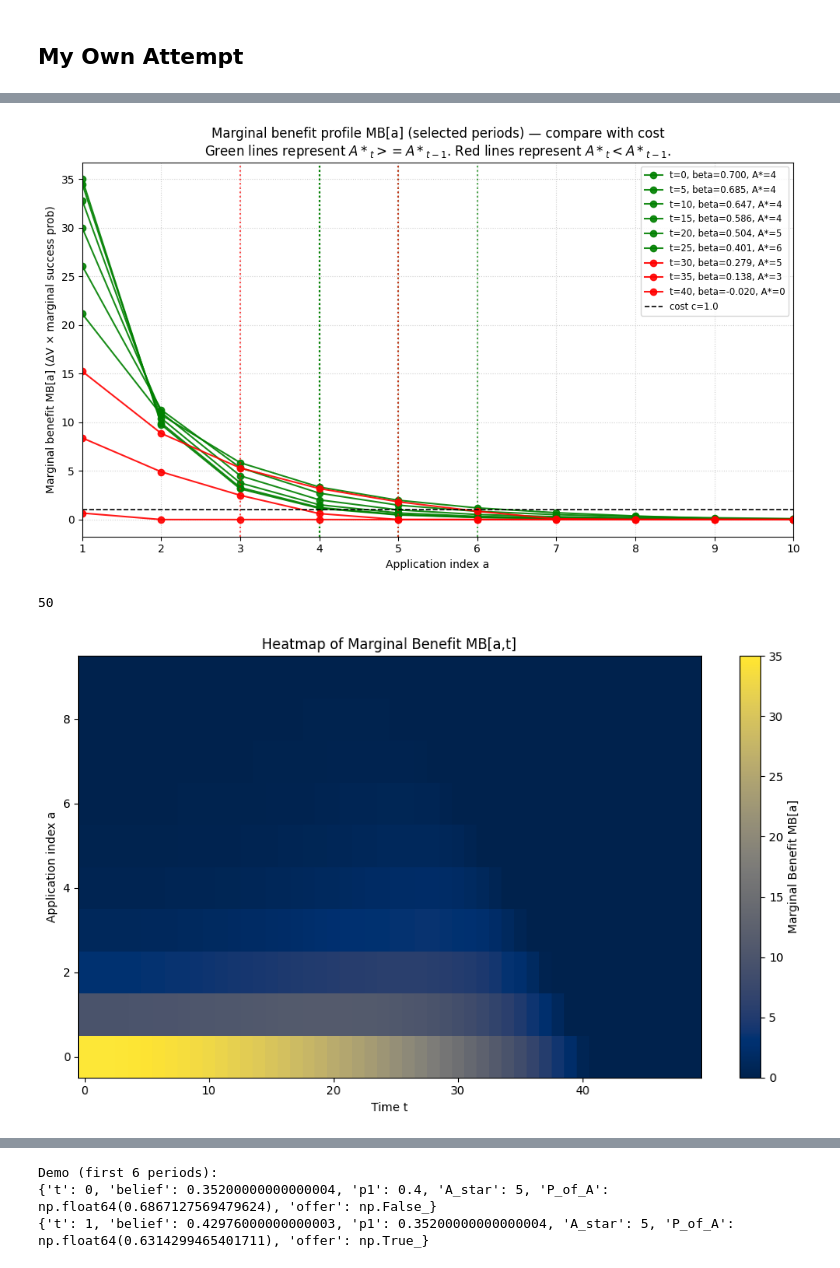
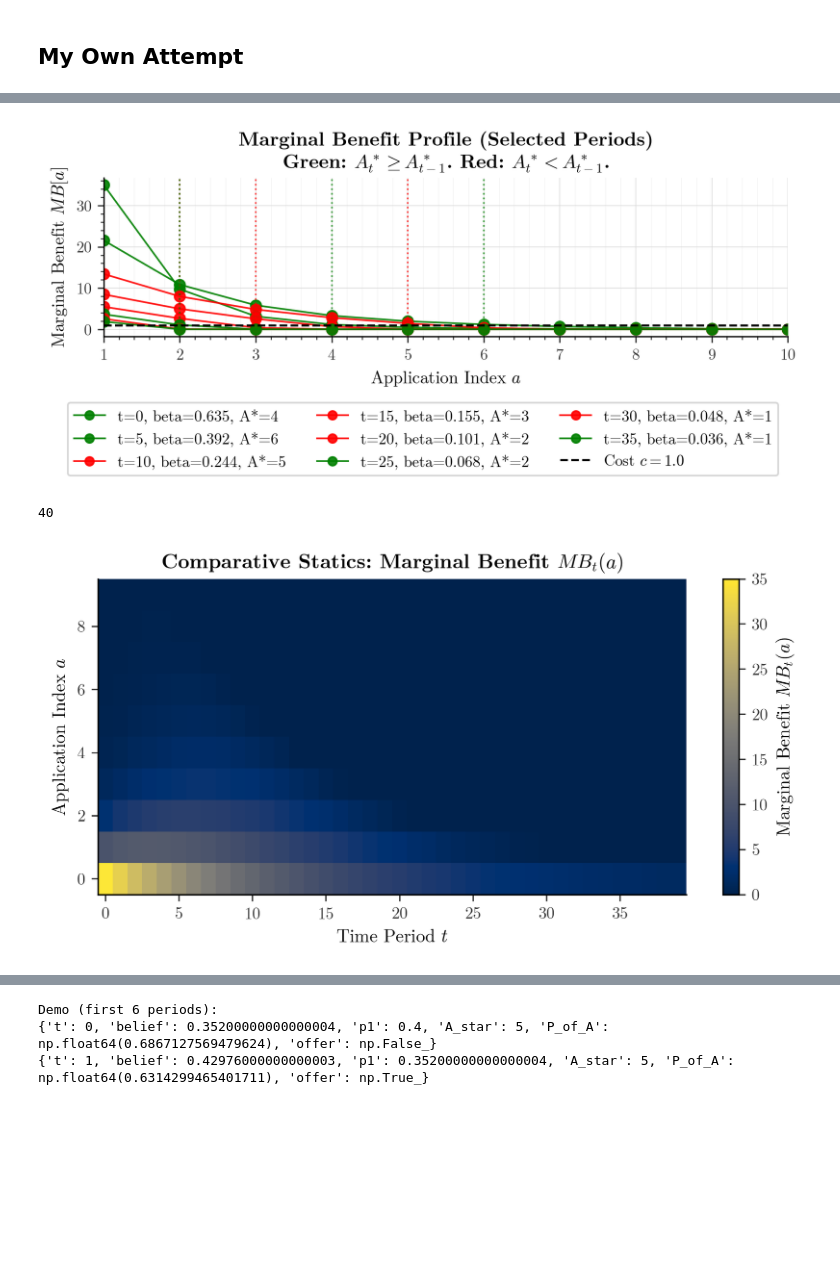
Before and after one commit to ebbam/transition_abm, a Jupyter notebook: calibration_remote/job_search_notebook.ipynb, the cells around one changed output, grey strips where cells are left out. Drawn from its saved outputs; the diff is of its cells as text; code cells hidden in the pictures; blank space fills up the shorter version.

```diff
--- a/calibration_remote/job_search_notebook.ipynb
+++ b/calibration_remote/job_search_notebook.ipynb
@@ -72,6 +79,15 @@ def update_beliefs(beta_old, outcome, omega, r, t):
     """
     return  beta_old + (1-np.exp(-omega*t)) * (outcome - r)
 
+def update_beliefs(beta_old, outcome, omega, r, t):
+    """Exponential smoothing update for belief beta in [0,1].
+    outcome: 1 if success observed in the period, 0 otherwise.
+    """
+    alpha = np.exp(-omega * t)                      # was: 1 - np.exp(-omega*t)
+    beta_new = beta_old + alpha * (outcome - r)
+    return np.clip(beta_new, 0.0, 1.0)               # was: no clipping at all
+
+
 def simulate_agent_exp(T=50, beta0=0.5, omega=0.5, base_p1_factor=1.0,
                        gamma=0.05, DeltaV=50.0, c=1.0, Amax=10, Ve=100.0,
                        stop_on_employment=True, seed=None, r = 0.01):
@@ -163,46 +200,55 @@ c = 1.0         # must match the c used in simulate_agent_exp
 # Choose which demo periods to plot (use actual t values present in demo)
 # Here I pick a few early/mid/late periods; will automatically skip if not present.
 selected_t = [0, 5, 10, 15, 20, 25, 30, 35, 40]
 
 Amax = len(p_vecs[0])  # number of ranks (assumes no change in Amax across periods)
 a_axis = np.arange(1, Amax+1)
 
-plt.figure(figsize=(10,6))
+fig, ax = plt.subplots(figsize=(TEXTWIDTH, ROW_HEIGHT))
+legend_handles = []
 A = 0
 for i, t in enumerate(selected_t):
     # find the row index in demo with t (demo might have truncated early if employed)
     # demo is a list in time order so index = t if no break; we guard against out-of-range
     if t >= len(demo):
         continue
     p_vec = p_vecs[t]   # p_vec stored in history for that period
     MB, DeltaP, P_cum = compute_MB_and_probs(p_vec, DeltaV)
     Astar = find_A_star(MB, c)
     lbl = f"t={t}, beta={beliefs[t]:.3f}, A*={Astar}"
     if Astar >= A:
         color = "green"
         A = Astar
     else:
         color = "red"
         A = Astar
-    plt.plot(a_axis, MB, marker='o', linestyle='-', label=lbl, color = color, alpha=0.9)
+    ax.plot(a_axis, MB, marker='o', linestyle='-', color=color, alpha=0.9)
+    legend_handles.append(Line2D([0], [0], marker='o', color=color, linestyle='-',
+                                  markersize=5, alpha=0.9, label=lbl))
     if Astar > 0:
-        plt.axvline(Astar, linestyle=':', alpha=0.7, color = color)
-
+        ax.axvline(Astar, linestyle=':', alpha=0.7, color=color)
 
 # plot cost line
-plt.axhline(c, color='k', linestyle='--', linewidth=1.2, label=f"cost c={c}")
+ax.axhline(c, color='k', linestyle='--', linewidth=1.2)
+legend_handles.append(Line2D([0], [0], color='k', linestyle='--', linewidth=1.2,
+                              label=f"Cost $c={c}$"))
 
-plt.xlabel("Application index a")
-plt.ylabel("Marginal benefit MB[a] (ΔV × marginal success prob)")
-plt.title("Marginal benefit profile MB[a] (selected periods) — compare with cost\nGreen lines represent $A*_t >= A*_{t-1}$. Red lines represent $A*_t < A*_{t-1}$.")
-plt.legend(loc='upper right', fontsize='small', ncol=1)
-plt.grid(True, linestyle=':', alpha=0.6)
-plt.xlim(1, Amax)
+ax.set_xlabel("Application Index $a$")
+ax.set_ylabel("Marginal Benefit $MB[a]$")
+ax.set_title(
+    "Marginal Benefit Profile (Selected Periods)\n"
+    "Green: $A^*_t \\geq A^*_{t-1}$. Red: $A^*_t < A^*_{t-1}$.",
+    fontweight="bold",
+)
+ax.set_xlim(1, Amax)
+
 plt.tight_layout()
-plt.savefig('output/theor_job_search_model/mb_vs_cost_curves.png')
+add_shared_legend(fig, {}, extra_handles=legend_handles, ncol=3)
+save_plot_standard(fig, 'output/theor_job_search_model/mb_vs_cost_curves.png',
+                   aspect_ratio=ROW_HEIGHT / TEXTWIDTH)
 plt.show()
 # %% [output]
-[figure, old version]
+[figure, new version]
 # %%
 # Construct matrix M[t,a] = MB at time t for application a
 T = len(p_vecs)          # total periods simulated
@@ -214,18 +260,25 @@ for t in range(T):
     MB, _, _ = compute_MB_and_probs(p_vecs[t], DeltaV)
     MB_matrix[t,:] = MB
 
-plt.figure(figsize=(10,6))
-plt.imshow(MB_matrix.T, aspect='auto', origin='lower', cmap='cividis')
-plt.colorbar(label="Marginal Benefit MB[a]")
-plt.ylabel("Application index a")
-plt.xlabel("Time t")
-plt.title("Heatmap of Marginal Benefit MB[a,t]")
+fig, ax = plt.subplots(figsize=(TEXTWIDTH, ROW_HEIGHT*1.5))
+im = ax.imshow(MB_matrix.T, aspect='auto', origin='lower', cmap='cividis')
+fig.colorbar(im, ax=ax, label="Marginal Benefit $MB_t(a)$")
+ax.set_ylabel("Application Index $a$")
+ax.set_xlabel("Time Period $t$")
+ax.set_title("Comparative Statics: Marginal Benefit $MB_t(a)$", fontweight="bold")
+# rcParams sets axes.grid=True globally the moment any axes is created, so a
+# heatmap gets gridlines by default unless explicitly turned off here --
+# apply_grid=False on save_plot_standard below only skips the *additional*
+# minor-gridline pass, it doesn't touch this base grid.
+ax.grid(False)
+
 plt.tight_layout()
-plt.savefig('output/theor_job_search_model/mb_heatmap.png')
+save_plot_standard(fig, 'output/theor_job_search_model/mb_heatmap.png',
+                    aspect_ratio=ROW_HEIGHT / TEXTWIDTH, apply_grid=False)
 plt.show()
 # %% [output]
-50
+40
-[figure, old version]
+[figure, new version]
 # %%
 
 # Standard imports and helper functions
```
Also changed, not shown: parts of 9 cells of this notebook, 14 other files.
